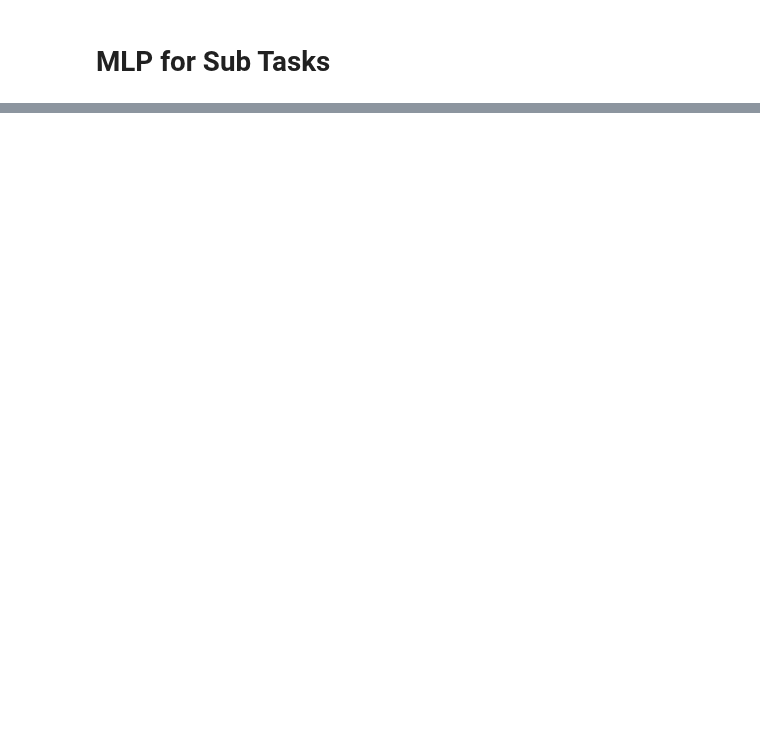
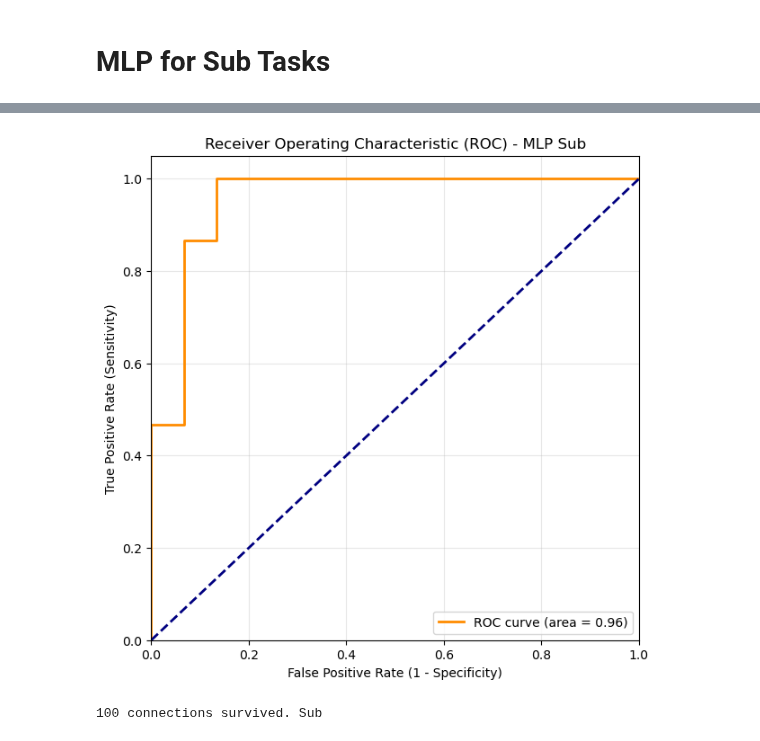
Before and after one commit to JJChong777/brain-math, a Jupyter notebook: brainmath_MLP.ipynb, the cells around one changed output, grey strips where cells are left out. Saved outputs shown, nothing was run; the diff lists cells and outputs as text; code cells hidden in the pictures; blank space fills up the shorter version.

```diff
--- a/brainmath_MLP.ipynb
+++ b/brainmath_MLP.ipynb
@@ -653,0 +693,42 @@ print(f"\nFinal LOOCV Accuracy: {final_acc * 100:.2f}%")
+# %%
+# 1. Convert lists to numpy arrays first
+labels_array = np.array(all_test_labels)
+probs_array = np.array(all_test_probs)
+
+# 2. Flatten them to ensure they are 1D (removes that extra dimension)
+labels_flat = labels_array.flatten()
+probs_flat = probs_array.flatten()
+
+from sklearn.metrics import roc_curve, auc
+# After the loop finishes:
+fpr, tpr, thresholds = roc_curve(labels_flat, probs_flat)
+roc_auc = auc(fpr, tpr)
+
+# Plotting
+plt.figure(figsize=(7, 7))
+plt.plot(fpr, tpr, color='darkorange', lw=2, label=f'ROC curve (area = {roc_auc:.2f})')
+plt.plot([0, 1], [0, 1], color='navy', lw=2, linestyle='--') # Random guess line
+plt.xlim([0.0, 1.0])
+plt.ylim([0.0, 1.05])
+plt.xlabel('False Positive Rate (1 - Specificity)')
+plt.ylabel('True Positive Rate (Sensitivity)')
+plt.title('Receiver Operating Characteristic (ROC) - MLP Sub')
+plt.legend(loc="lower right")
+plt.grid(alpha=0.3)
+plt.show()
+# %% [output]
+[figure, added]
+# %%
+model.eval()
+# Get the absolute sum of weights for each of the 100 features
+# This tells us how much the model "trusts" each brain connection
+feature_weights = torch.abs(model.layer1.weight).sum(dim=0).detach().numpy()
+
+# Get indices of features with non-zero weights (the 'winners')
+threshold = 1e-4
+winning_meta_indices = np.where(feature_weights > threshold)[0]
+winning_raw_indices = selected_indices[winning_meta_indices]
+
+print(f"{len(winning_raw_indices)} connections survived. Sub")
+# %% [output]
+100 connections survived. Sub
```
Also changed, not shown: parts of 11 cells of this notebook.
